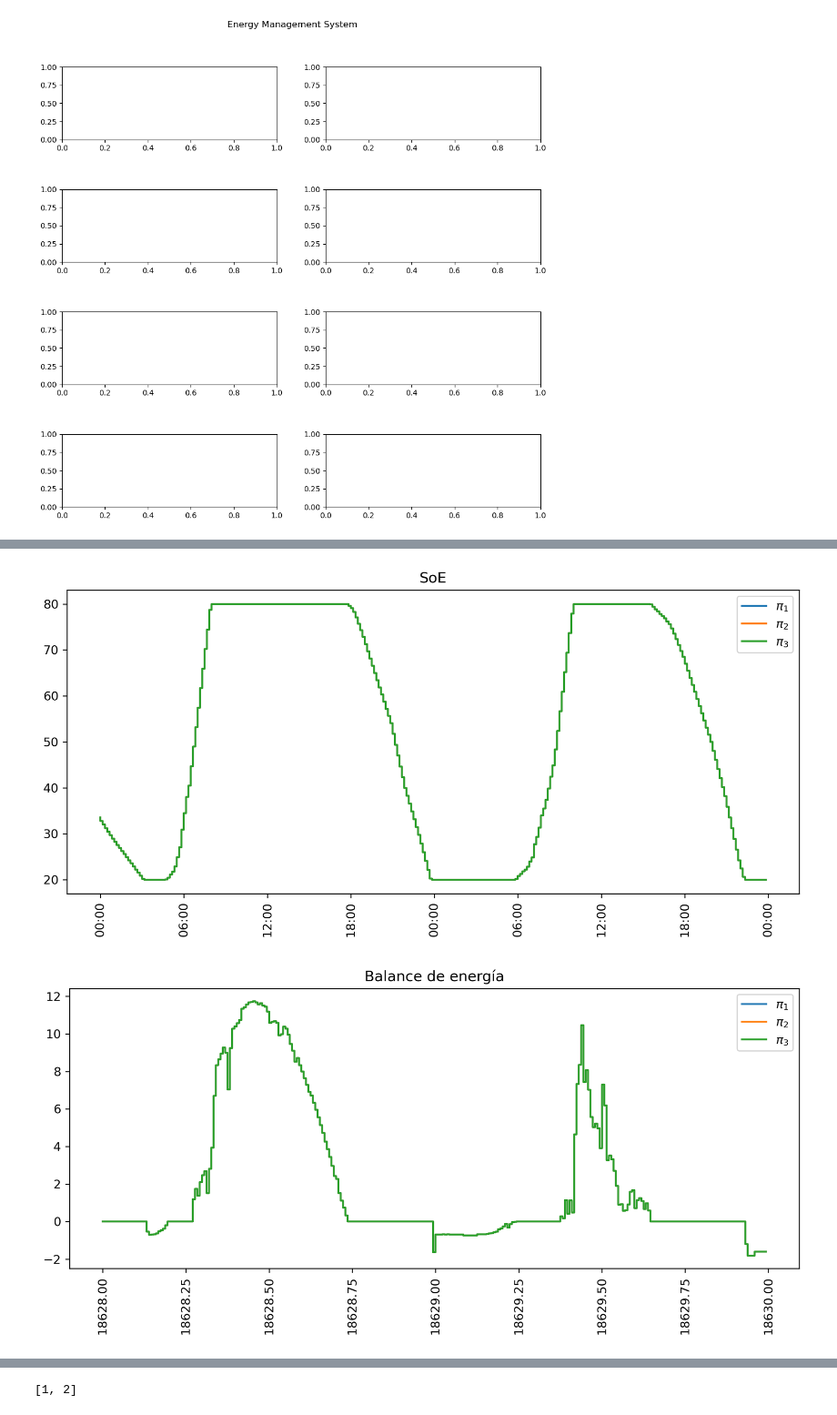
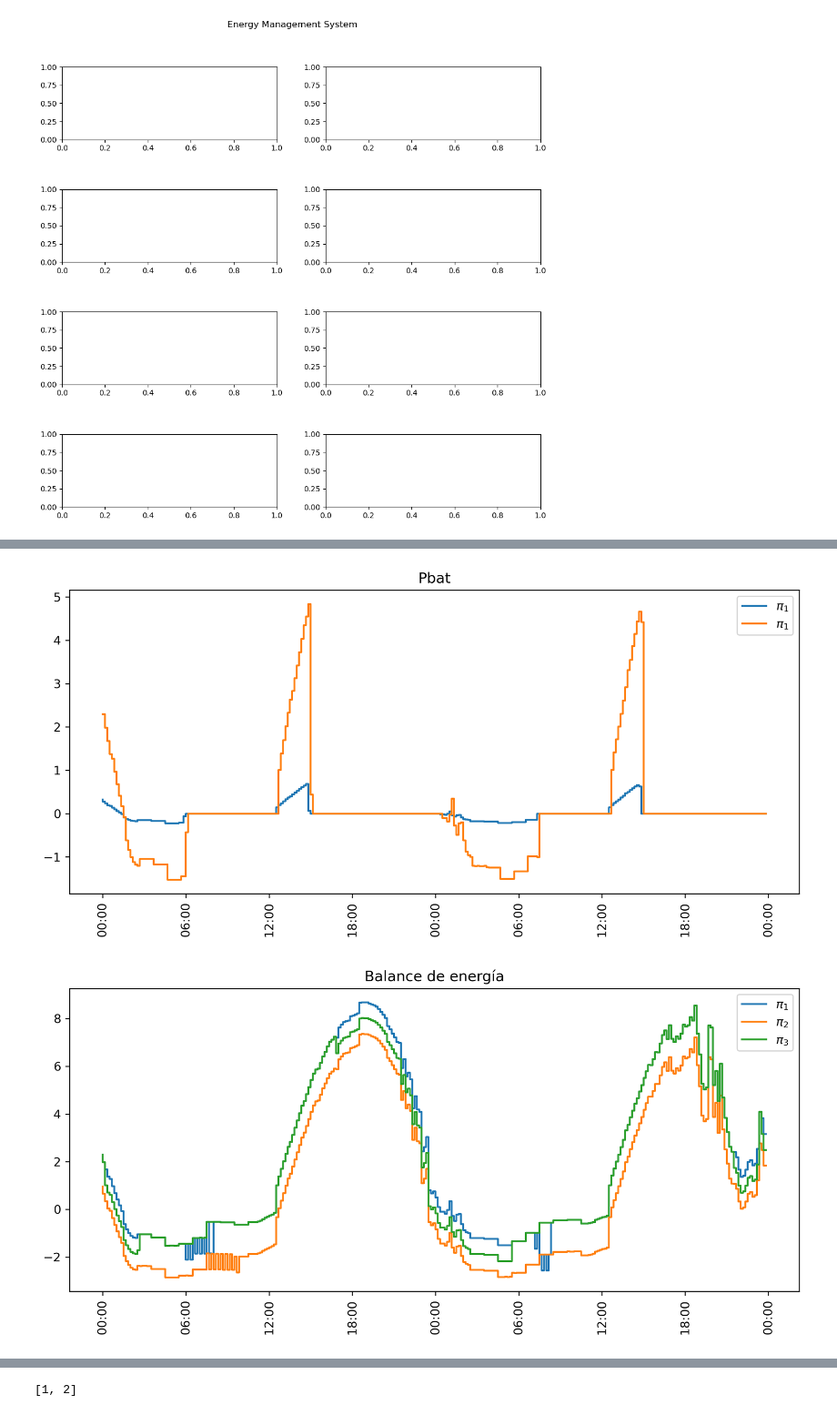
Before and after one commit to Claudio-zb/RL_WEF_MS, a Jupyter notebook: plotting_ems.ipynb, the cells around one changed output, grey strips where cells are left out. Shown at 91% size. Saved outputs shown, nothing was run; the diff lists cells and outputs as text; code cells hidden in the pictures.

```diff
--- a/plotting_ems.ipynb
+++ b/plotting_ems.ipynb
@@ -50,6 +51,0 @@ plt.show()
-# %%
-hourly_demand = np.genfromtxt("./Data/EMS/consumption.csv", delimiter=',')
-demanda = np.zeros(24*6)
-for idx, hour in enumerate(hourly_demand[0,:]):
-    demanda[idx*6:(idx+1)*6] = hour
-plt.step(range(24*6), demanda)
@@ -61,7 +52,7 @@ import pandas as pd
 # %%
-path1 = 'training_results/ems/DQN_20240309_063357'
-path2 = 'training_results/ems/DQN_20240309_102806'
-path3 = 'training_results/ems/DQN_20240309_142633'
+path1 = 'training_results/ems/DQN_20240313_103858'
+path2 = 'training_results/ems/DQN_20240313_103953'
+path3 = 'training_results/ems/DQN_20240313_104048'
 
 training_results1 = pd.read_csv(path1 + '/training_results.csv')
 training_results2 = pd.read_csv(path2 + '/training_results.csv')
@@ -152,15 +144,20 @@ def rwd_fun(s, a, s_next, e_penal=0):
     return np.array([reward])
 # %%
 model1 = torch.load(path1 + '/policy.pt')
+scaler1 = joblib.load(path1 + '/scaler.pkl')
+
 model2 = torch.load(path2 + '/policy.pt')
+scaler2 = joblib.load(path2 + '/scaler.pkl')
+
 model3 = torch.load(path3 + '/policy.pt')
+scaler3 = joblib.load(path3 + '/scaler.pkl')
 
 rwd_fun_1 = lambda s, a, s_next: rwd_fun(s, a, s_next, 0)
 rwd_fun_2 = lambda s, a, s_next: rwd_fun(s, a, s_next, 1)
 rwd_fun_3 = lambda s, a, s_next: rwd_fun(s, a, s_next, 2)
 
 mdl = EMS_env()
-results = mdl.compare_policies([model1, model2, model3], 288, [rwd_fun_1, rwd_fun_2, rwd_fun_3])
+results = mdl.compare_policies([(model1, scaler1), (model2, scaler2), (model3, scaler3)], 288, [rwd_fun_1, rwd_fun_2, rwd_fun_3])
 # %% [output]
 [figure]
 # %%
@@ -194,36 +191,37 @@ time_range = mdates.date2num(time_range)
 fig, ax = plt.subplots(dpi=300)
 fig.set_size_inches(9.0, 4.5)
 
-for i, result in enumerate(results):
-    ax.step(time_range, result[0][:-1,2], label = f"$\pi_{i+1}$")
+for i, result in enumerate(results[0:1]):
+    ax.step(time_range, np.diff(result[0][:,2]), label = f"$\pi_{i+1}$")
+    ax.step(time_range, result[0][:-1,8], label = f"$\pi_{i+1}$")
 plt.xticks(rotation=90)
 time_format = mdates.DateFormatter('%H:%M')
 ax.xaxis.set_major_formatter(time_format)
-plt.title("SoE")
+plt.title("Pbat")
 plt.legend()
 fig.tight_layout()
 # %% [output]
-[figure, old version]
+[figure, new version]
 # %%
 # Step 1: Create a list of datetime objects
 start_time = datetime.datetime(2021, 1, 1, 0, 0)
 time_range = [start_time + datetime.timedelta(minutes=10*i) for i in range(2*24*6)]
 time_range = mdates.date2num(time_range)
 
 fig, ax = plt.subplots(dpi=300)
 fig.set_size_inches(9.0, 4.5)
 for idx, result in enumerate(results):
-    energy_balance = result[0][:-1,9] + result[0][:-1,10]
+    energy_balance = result[0][:-1,6] - result[0][:-1,7] - result[1][:,1]*20/1000
     ax.step(time_range, energy_balance, label = f"$\pi_{idx+1}$")
 
 time_format = mdates.DateFormatter('%H:%M')
 ax.xaxis.set_major_formatter(time_format)
 plt.xticks(rotation=90)
 plt.title("Balance de energía")
 plt.legend()
 fig.tight_layout()
 # %% [output]
-[figure, old version]
+[figure, new version]
 # %%
 start_time = datetime.datetime(2021, 1, 1, 0, 0)
 time_range = [start_time + datetime.timedelta(minutes=10*i) for i in range(2*24*6)]
```
Also changed, not shown: parts of 10 cells of this notebook, 4 other files.
